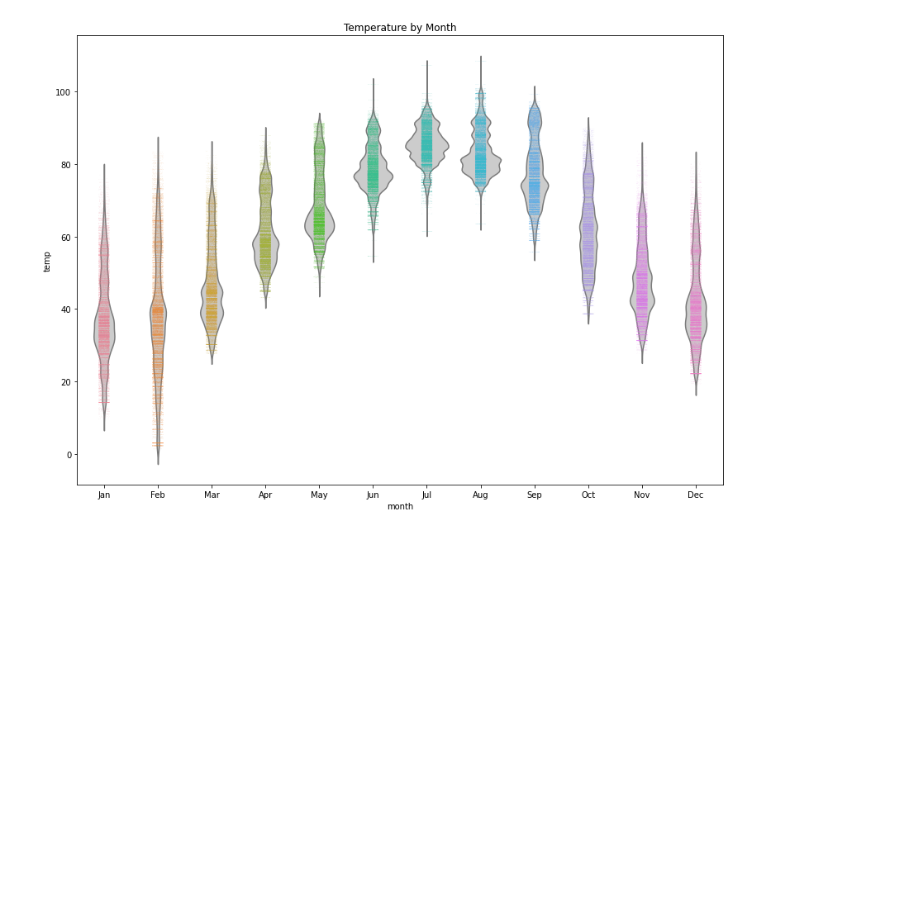
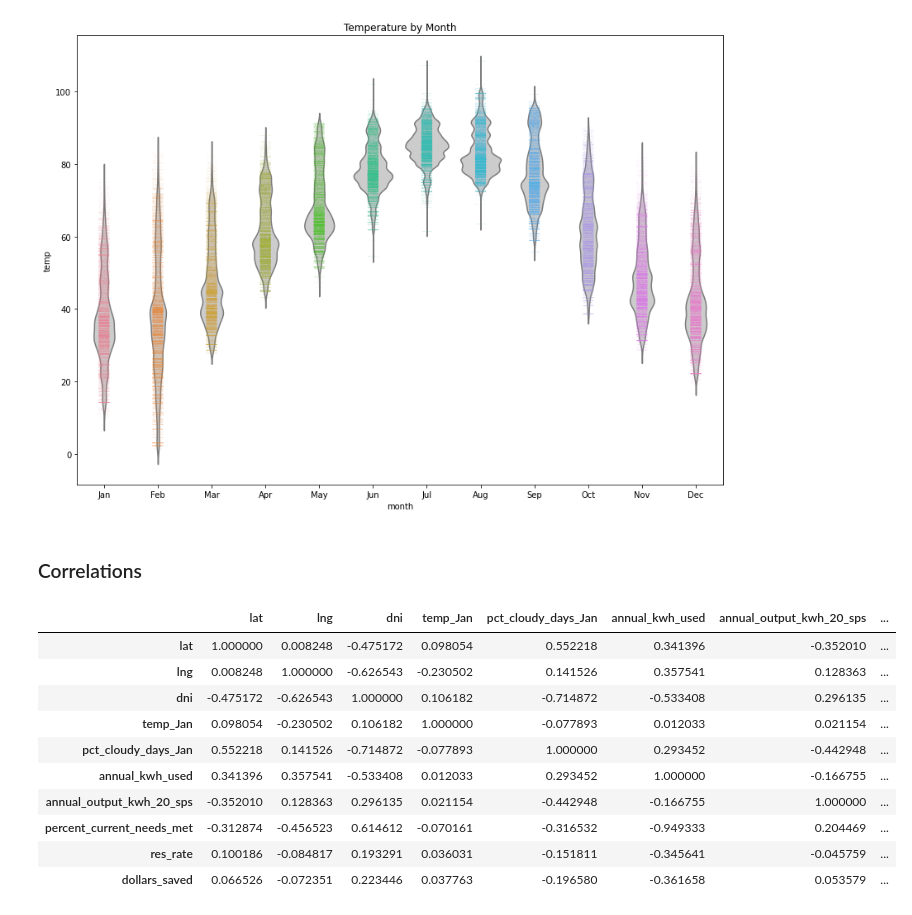
Before and after one commit to ssiddharth2/Big_Data_Analytics_Project, a Jupyter notebook: Code/EDA.ipynb, the cells around one changed output. Saved outputs shown, nothing was run; the diff lists cells and outputs as text; code cells hidden in the pictures; blank space fills up the shorter version.

```diff
--- a/Code/EDA.ipynb
+++ b/Code/EDA.ipynb
@@ -108,3 +117,20 @@ ax = sns.violinplot(x=temp_melted['month'], y=temp_melted['temp'], inner=None, c
 ax = sns.stripplot(x=temp_melted['month'], y=temp_melted['temp'], jitter=True, size=0.25)
 # %% [output]
 [figure]
+# %% [markdown]
+### Correlations
+# %%
+corr = selected.corr()
+corr.style.background_gradient(cmap='coolwarm')
+# %% [output]
+|  | lat | lng | dni | temp_Jan | pct_cloudy_days_Jan | annual_kwh_used | annual_output_kwh_20_sps | ... |
+| lat | 1.000000 | 0.008248 | -0.475172 | 0.098054 | 0.552218 | 0.341396 | -0.352010 | ... |
+| lng | 0.008248 | 1.000000 | -0.626543 | -0.230502 | 0.141526 | 0.357541 | 0.128363 | ... |
+| dni | -0.475172 | -0.626543 | 1.000000 | 0.106182 | -0.714872 | -0.533408 | 0.296135 | ... |
+| temp_Jan | 0.098054 | -0.230502 | 0.106182 | 1.000000 | -0.077893 | 0.012033 | 0.021154 | ... |
+| pct_cloudy_days_Jan | 0.552218 | 0.141526 | -0.714872 | -0.077893 | 1.000000 | 0.293452 | -0.442948 | ... |
+| annual_kwh_used | 0.341396 | 0.357541 | -0.533408 | 0.012033 | 0.293452 | 1.000000 | -0.166755 | ... |
+| annual_output_kwh_20_sps | -0.352010 | 0.128363 | 0.296135 | 0.021154 | -0.442948 | -0.166755 | 1.000000 | ... |
+| percent_current_needs_met | -0.312874 | -0.456523 | 0.614612 | -0.070161 | -0.316532 | -0.949333 | 0.204469 | ... |
+| res_rate | 0.100186 | -0.084817 | 0.193291 | 0.036031 | -0.151811 | -0.345641 | -0.045759 | ... |
+| dollars_saved | 0.066526 | -0.072351 | 0.223446 | 0.037763 | -0.196580 | -0.361658 | 0.053579 | ... |
```
Also changed, not shown: parts of 4 cells of this notebook, 2 other files.
